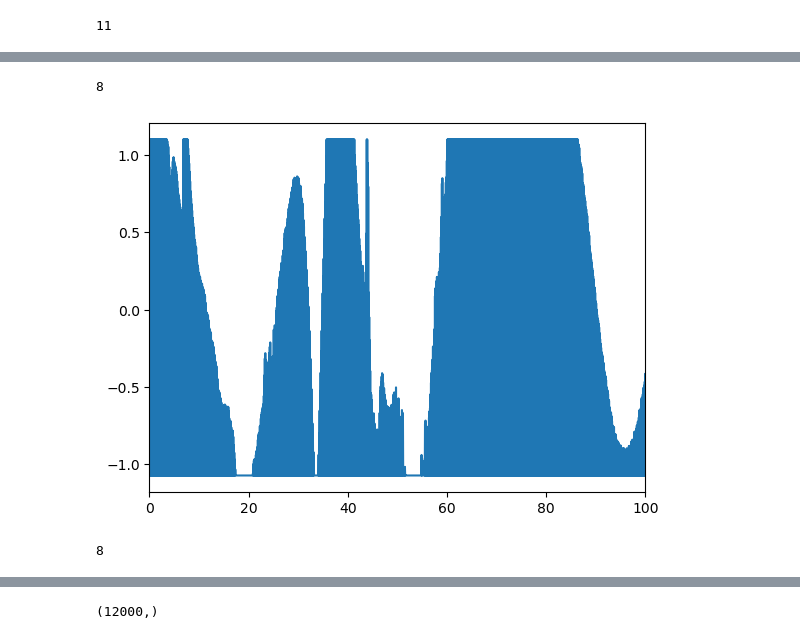
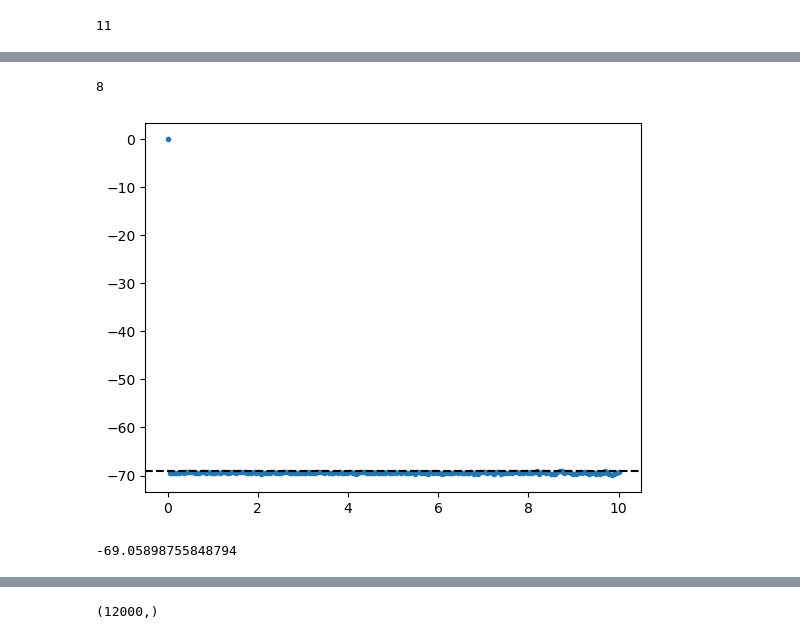
Before and after one commit to DelManuel/Magnetometro-optico, a Jupyter notebook: códigos/Codigo_para_medir_con_la_daq.ipynb, the cells around one changed output, grey strips where cells are left out. Drawn from its saved outputs; the diff is of its cells as text; code cells hidden in the pictures.

```diff
--- a/códigos/Codigo_para_medir_con_la_daq.ipynb
+++ b/códigos/Codigo_para_medir_con_la_daq.ipynb
@@ -62,52 +54,32 @@ plt.plot(V)
-# %%
-# Seteamos el offset
-offset = 1
-func.write(f'OFFS {offset}')
-# %% [output]
-8
 # %%
 # Empezamos con el láser apagado
 offset = 0
 func.write(f'OFFS {offset}')
 time.sleep(10)
 
+duracion = 10
+device_name = nidaqmx.system.System.local().devices[0].name
+
 
 # Seteamos el offset
-offset = 2
+offset = 1
 func.write(f'OFFS {offset}')
 
 
-duracion = 10*60
+V = utils.medir(duracion= duracion, fs= 20, device_name = device_name, modo = "DIFF", modo2 = "DIFF", bounds2 = [-1,1])
+tiempos = np.linspace(0,duracion,len(V[0]))
 
-tiempo, V = utils.medir_continuo(duracion= duracion, fs= 20, max_iter = 1)
-
-tiempos = np.linspace(0,duracion,len(V))
+# Terminamos con el láser apagado
+offset = 0
+func.write(f'OFFS {offset}')
+# %% [output]
+8
 # %%
-plt.plot(tiempos,V)
-plt.xlim(0,100)
+plt.plot(tiempos,V[1]*1000,".")
+plt.axhline(np.mean(V[1])*1000, ls = "--", color = "k")
+# plt.xlim(0,100)
 plt.show()
+print(np.mean(V[1]*1000))
 # %% [output]
-[figure, old version]
+[figure, new version]
+-69.05898755848794
-# %%
-# Empezamos con el láser apagado
-offset = 0
-func.write(f'OFFS {offset}')
-time.sleep(10)
-
-duracion = 20*60
-device_name = nidaqmx.system.System.local().devices[0].name
-
-
-# Seteamos el offset
-offset = 1.8
-func.write(f'OFFS {offset}')
-
-
-V = utils.medir(duracion= duracion, fs= 20, device_name = device_name)
-tiempos = np.linspace(0,duracion,len(V))
-
-# Terminamos con el láser apagado
-offset = 0
-func.write(f'OFFS {offset}')
-# %% [output]
-8
```
Also changed, not shown: parts of 6 cells of this notebook, 1 other file.
